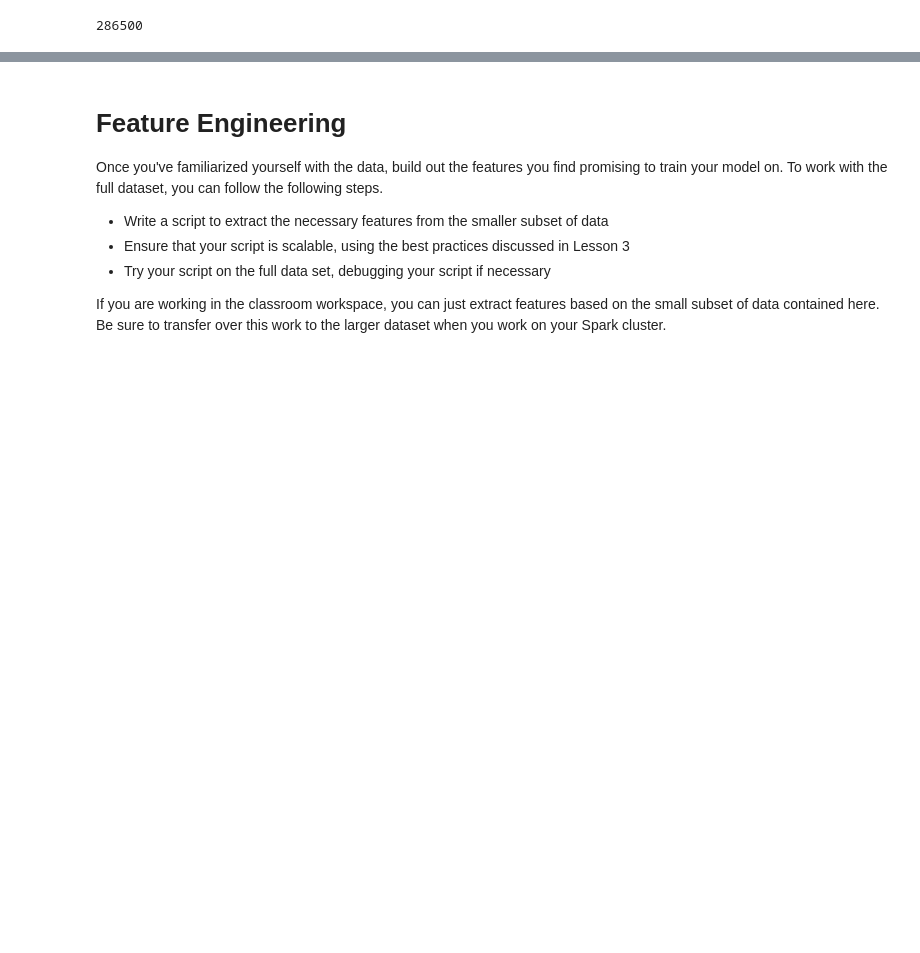
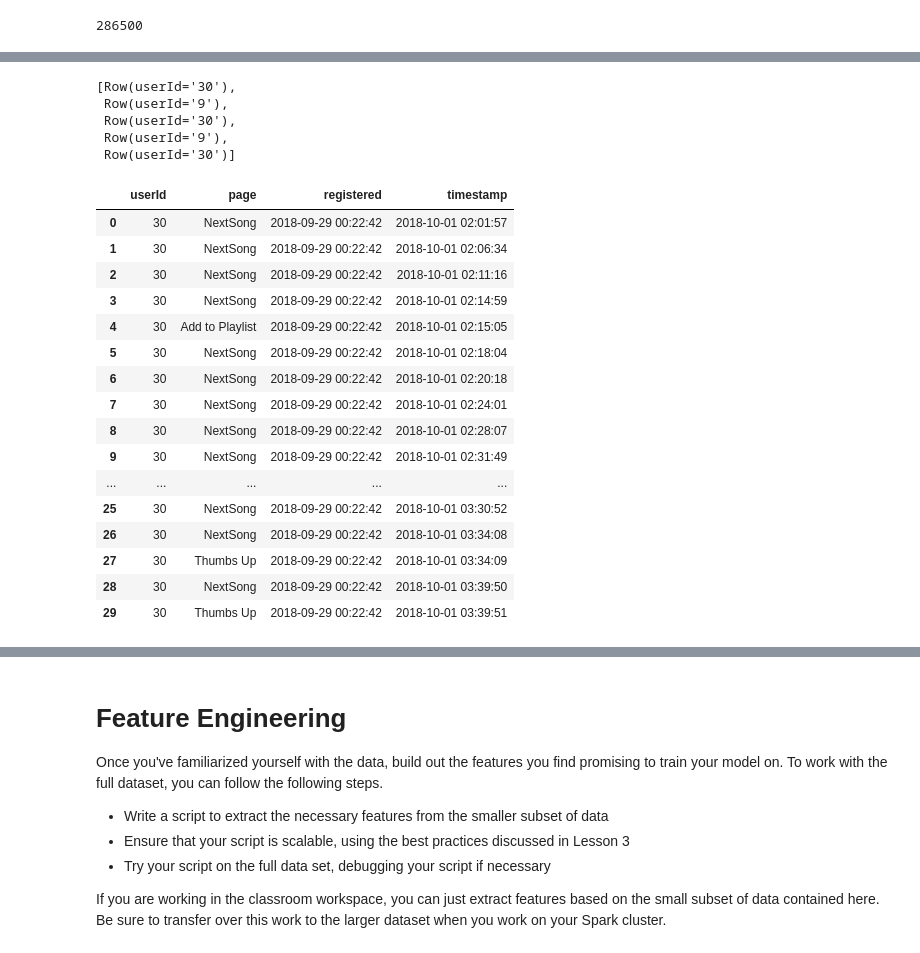
Before and after one commit to SigveMartin/DataScienceNDProjects, a Jupyter notebook: Capstone_Spark_Project/Sparkify.ipynb, the cells around one changed output, grey strips where cells are left out. Saved outputs shown, nothing was run; the diff lists cells and outputs as text; code cells hidden in the pictures; blank space fills up the shorter version.

```diff
--- a/Capstone_Spark_Project/Sparkify.ipynb
+++ b/Capstone_Spark_Project/Sparkify.ipynb
@@ -242,6 +88,0 @@ flag_downgrade_event = udf(lambda x: 1 if x == "Submit Downgrade" else 0, Intege
-# %%
-# Add churn (cancel confirmation) column
-df = df.withColumn("churn", flag_churn_event("page"))
-
-# Add downgrade column
-df = df.withColumn("downgrade", flag_downgrade_event("page"))
@@ -296,0 +110,3 @@ plt.ylabel("Cancellations Confirmed");
+# %%
+## Only look at valid users
+df = df.filter(df["userId"] != "")
@@ -296,0 +189,4 @@ plt.ylabel("Cancellations Confirmed");
+# %%
+# Registration --> registered (dt)
+df = df.withColumn("registered",(F.col("registration")/1000).cast(T.TimestampType()))
+df.select("registered").show()
@@ -296,0 +211,4 @@ plt.ylabel("Cancellations Confirmed");
+# %%
+# ts as timestamp (dt)
+df = df.withColumn("timestamp",(F.col("ts")/1000).cast(T.TimestampType()))
+df.select("timestamp").show()
@@ -296,0 +233,28 @@ plt.ylabel("Cancellations Confirmed");
+# %%
+df.select("userId").take(5)
+# %% [output]
+[Row(userId='30'),
+ Row(userId='9'),
+ Row(userId='30'),
+ Row(userId='9'),
+ Row(userId='30')]
+# %%
+df.filter(F.col("userId")=="30").select("userId","page","registered","timestamp").sort("timestamp").toPandas().head(30)
+# %% [output]
+|  | userId | page | registered | timestamp |
+| 0 | 30 | NextSong | 2018-09-29 00:22:42 | 2018-10-01 02:01:57 |
+| 1 | 30 | NextSong | 2018-09-29 00:22:42 | 2018-10-01 02:06:34 |
+| 2 | 30 | NextSong | 2018-09-29 00:22:42 | 2018-10-01 02:11:16 |
+| 3 | 30 | NextSong | 2018-09-29 00:22:42 | 2018-10-01 02:14:59 |
+| 4 | 30 | Add to Playlist | 2018-09-29 00:22:42 | 2018-10-01 02:15:05 |
+| 5 | 30 | NextSong | 2018-09-29 00:22:42 | 2018-10-01 02:18:04 |
+| 6 | 30 | NextSong | 2018-09-29 00:22:42 | 2018-10-01 02:20:18 |
+| 7 | 30 | NextSong | 2018-09-29 00:22:42 | 2018-10-01 02:24:01 |
+| 8 | 30 | NextSong | 2018-09-29 00:22:42 | 2018-10-01 02:28:07 |
+| 9 | 30 | NextSong | 2018-09-29 00:22:42 | 2018-10-01 02:31:49 |
+| ... | ... | ... | ... | ... |
+| 25 | 30 | NextSong | 2018-09-29 00:22:42 | 2018-10-01 03:30:52 |
+| 26 | 30 | NextSong | 2018-09-29 00:22:42 | 2018-10-01 03:34:08 |
+| 27 | 30 | Thumbs Up | 2018-09-29 00:22:42 | 2018-10-01 03:34:09 |
+| 28 | 30 | NextSong | 2018-09-29 00:22:42 | 2018-10-01 03:39:50 |
+| 29 | 30 | Thumbs Up | 2018-09-29 00:22:42 | 2018-10-01 03:39:51 |
```
Also changed, not shown: parts of 72 cells of this notebook.
